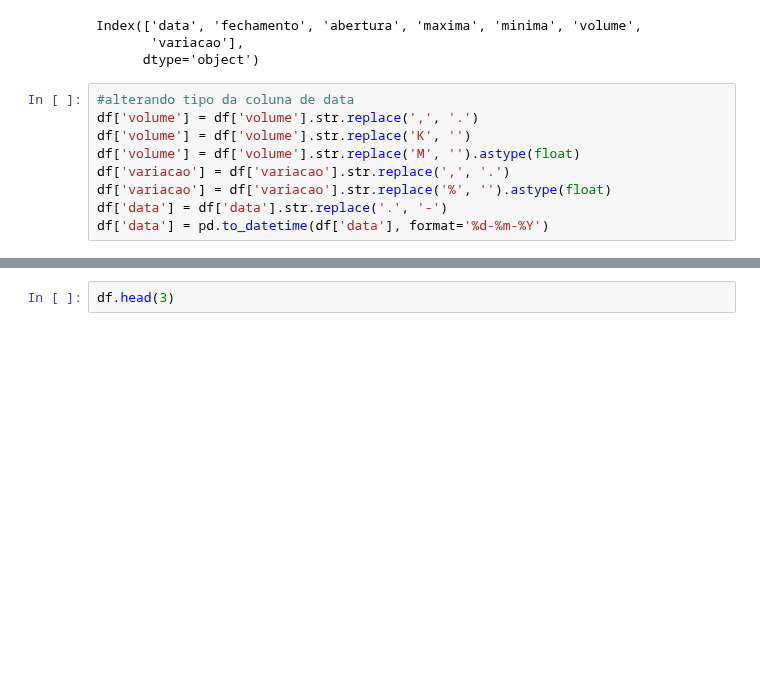
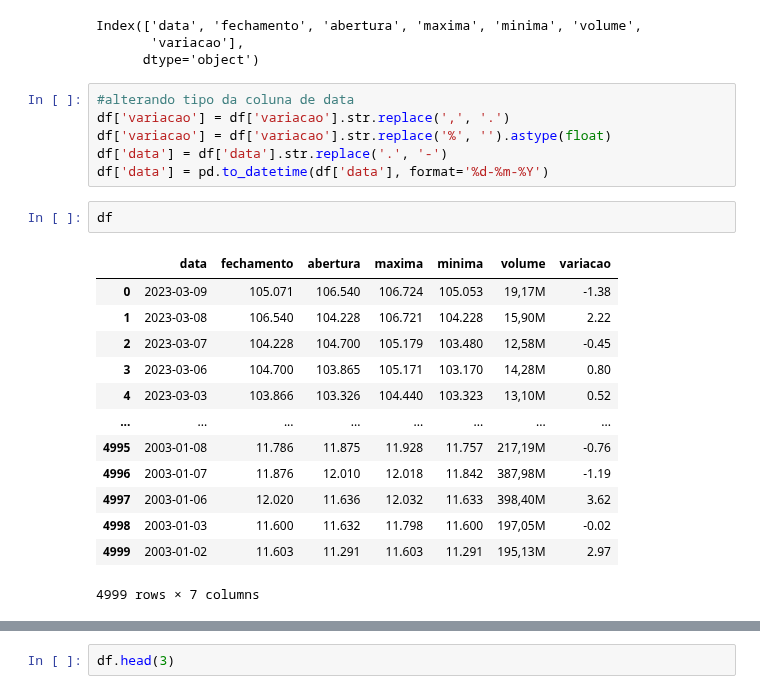
Before and after one commit to jorgeplatero/postech_techchallenge_fase_2, a Jupyter notebook: regressao_linear.ipynb, the cells around one changed output, grey strips where cells are left out. Cells and saved outputs as stored; diff of their text form; blank space fills up the shorter version.

```diff
--- a/regressao_linear.ipynb
+++ b/regressao_linear.ipynb
@@ -126,10 +126,23 @@ Index(['data', 'fechamento', 'abertura', 'maxima', 'minima', 'volume',
       dtype='object')
 # %%
 #alterando tipo da coluna de data
-df['volume'] = df['volume'].str.replace(',', '.')
-df['volume'] = df['volume'].str.replace('K', '')
-df['volume'] = df['volume'].str.replace('M', '').astype(float)
 df['variacao'] = df['variacao'].str.replace(',', '.')
 df['variacao'] = df['variacao'].str.replace('%', '').astype(float)
 df['data'] = df['data'].str.replace('.', '-')
 df['data'] = pd.to_datetime(df['data'], format='%d-%m-%Y')
+# %%
+df
+# %% [output]
+|  | data | fechamento | abertura | maxima | minima | volume | variacao |
+| 0 | 2023-03-09 | 105.071 | 106.540 | 106.724 | 105.053 | 19,17M | -1.38 |
+| 1 | 2023-03-08 | 106.540 | 104.228 | 106.721 | 104.228 | 15,90M | 2.22 |
+| 2 | 2023-03-07 | 104.228 | 104.700 | 105.179 | 103.480 | 12,58M | -0.45 |
+| 3 | 2023-03-06 | 104.700 | 103.865 | 105.171 | 103.170 | 14,28M | 0.80 |
+| 4 | 2023-03-03 | 103.866 | 103.326 | 104.440 | 103.323 | 13,10M | 0.52 |
+| ... | ... | ... | ... | ... | ... | ... | ... |
+| 4995 | 2003-01-08 | 11.786 | 11.875 | 11.928 | 11.757 | 217,19M | -0.76 |
+| 4996 | 2003-01-07 | 11.876 | 12.010 | 12.018 | 11.842 | 387,98M | -1.19 |
+| 4997 | 2003-01-06 | 12.020 | 11.636 | 12.032 | 11.633 | 398,40M | 3.62 |
+| 4998 | 2003-01-03 | 11.600 | 11.632 | 11.798 | 11.600 | 197,05M | -0.02 |
+| 4999 | 2003-01-02 | 11.603 | 11.291 | 11.603 | 11.291 | 195,13M | 2.97 |
+4999 rows × 7 columns
```
Also changed, not shown: parts of 3 cells of this notebook.
